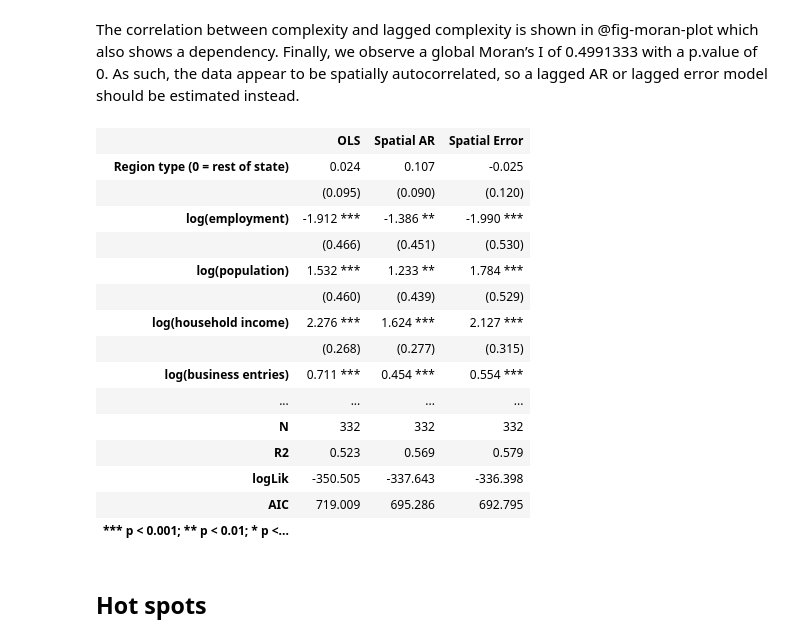
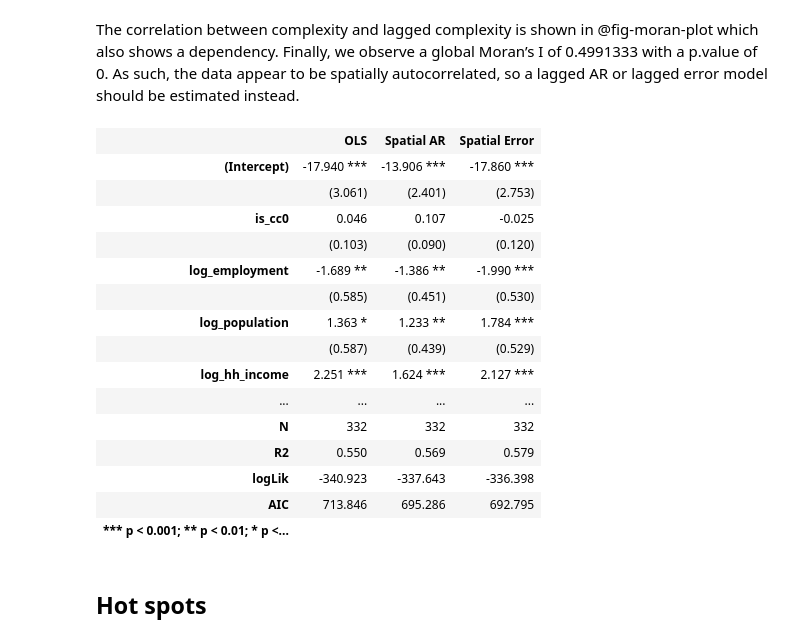
Before and after one commit to aiti-flinders/sirp-complexity, a Jupyter notebook: index.embed.ipynb, the cells around one changed output. Saved outputs shown, nothing was run; the diff lists cells and outputs as text; code cells hidden in the pictures.

```diff
--- a/index.embed.ipynb
+++ b/index.embed.ipynb
@@ -250,33 +250,25 @@ fit.lag <- lagsarlm(city_complexity ~ is_cc + log_employment + log_population +
 fit.err <- errorsarlm(city_complexity ~ is_cc + log_employment + log_population + log_hh_income + log_bus_entries + business_share + business_high_turnover,
               data = complexity.reg,
                     listw = lw, zero.policy = TRUE)
-# %%
-huxreg("OLS" = fit.ols, "Spatial AR" = fit.lag, "Spatial Error" = fit.err,
-       coefs = c("Region type (0 = rest of state)" = "is_cc0",
-                 "log(employment)" = "log_employment",
-                 "log(population)" = "log_population",
-                 "log(household income)" = "log_hh_income",
-                 "log(business entries)" = "log_bus_entries",
-                 "Share of state businesses" = "business_share",
-                 "rho",
-                 "lambda"))
-# %% [output]
-|  | OLS | Spatial AR | Spatial Error |
-| Region type (0 = rest of state) | 0.024 | 0.107 | -0.025 |
-|  | (0.095) | (0.090) | (0.120) |
-| log(employment) | -1.912 *** | -1.386 ** | -1.990 *** |
-|  | (0.466) | (0.451) | (0.530) |
-| log(population) | 1.532 *** | 1.233 ** | 1.784 *** |
-|  | (0.460) | (0.439) | (0.529) |
-| log(household income) | 2.276 *** | 1.624 *** | 2.127 *** |
-|  | (0.268) | (0.277) | (0.315) |
-| log(business entries) | 0.711 *** | 0.454 *** | 0.554 *** |
-| ... | ... | ... | ... |
-| N | 332 | 332 | 332 |
-| R2 | 0.523 | 0.569 | 0.579 |
-| logLik | -350.505 | -337.643 | -336.398 |
-| AIC | 719.009 | 695.286 | 692.795 |
-| *** p < 0.001; ** p < 0.01; * p <... |  |  |  |
+# %%
+huxreg("OLS" = fit.ols, "Spatial AR" = fit.lag, "Spatial Error" = fit.err)
+# %% [output]
+|  | OLS | Spatial AR | Spatial Error |
+| (Intercept) | -17.940 *** | -13.906 *** | -17.860 *** |
+|  | (3.061) | (2.401) | (2.753) |
+| is_cc0 | 0.046 | 0.107 | -0.025 |
+|  | (0.103) | (0.090) | (0.120) |
+| log_employment | -1.689 ** | -1.386 ** | -1.990 *** |
+|  | (0.585) | (0.451) | (0.530) |
+| log_population | 1.363 * | 1.233 ** | 1.784 *** |
+|  | (0.587) | (0.439) | (0.529) |
+| log_hh_income | 2.251 *** | 1.624 *** | 2.127 *** |
+| ... | ... | ... | ... |
+| N | 332 | 332 | 332 |
+| R2 | 0.550 | 0.569 | 0.579 |
+| logLik | -340.923 | -337.643 | -336.398 |
+| AIC | 713.846 | 695.286 | 692.795 |
+| *** p < 0.001; ** p < 0.01; * p <... |  |  |  |
 # %% [markdown]
 ## Hot spots
 # %%
```
Also changed, not shown: parts of 6 cells of this notebook, 26 other files.
